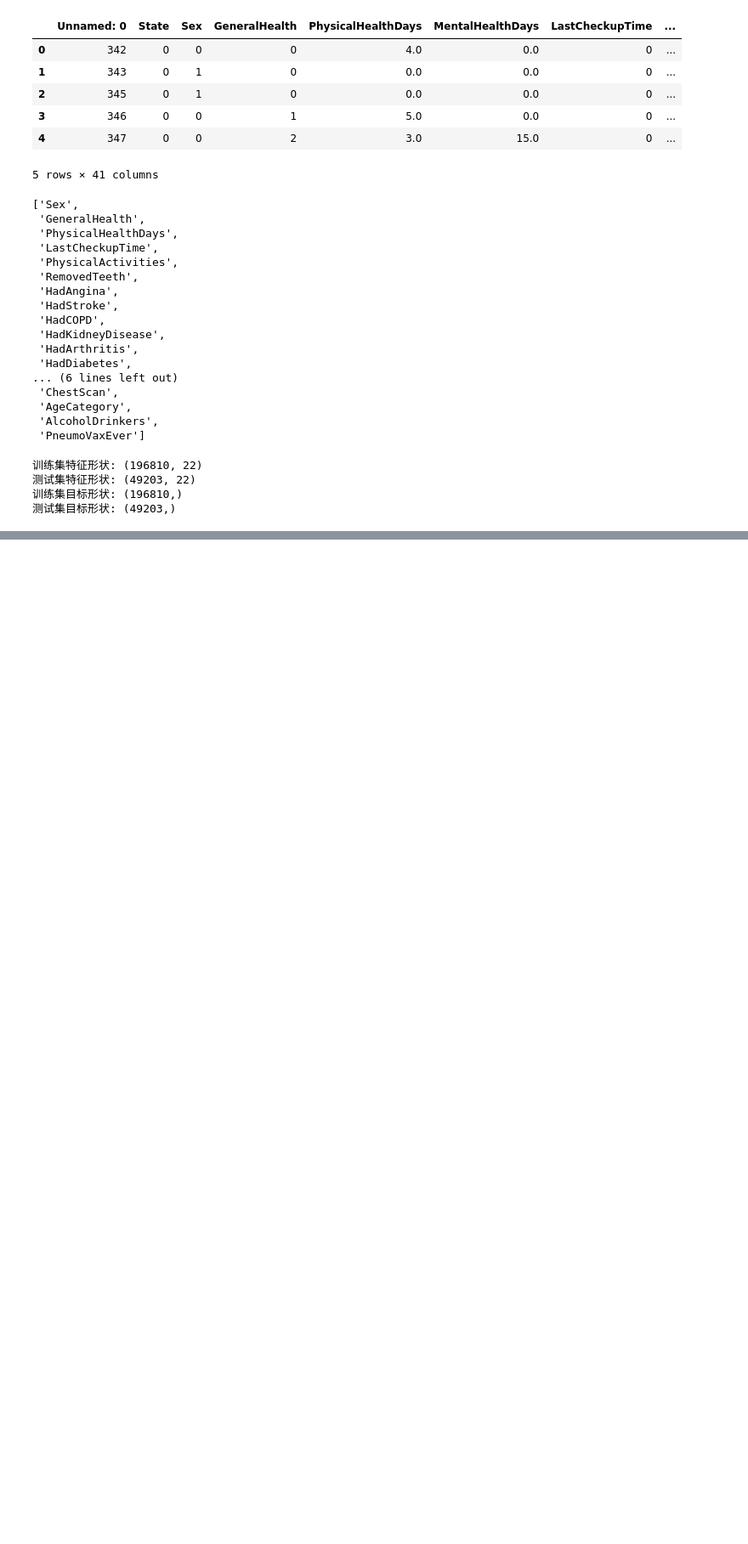
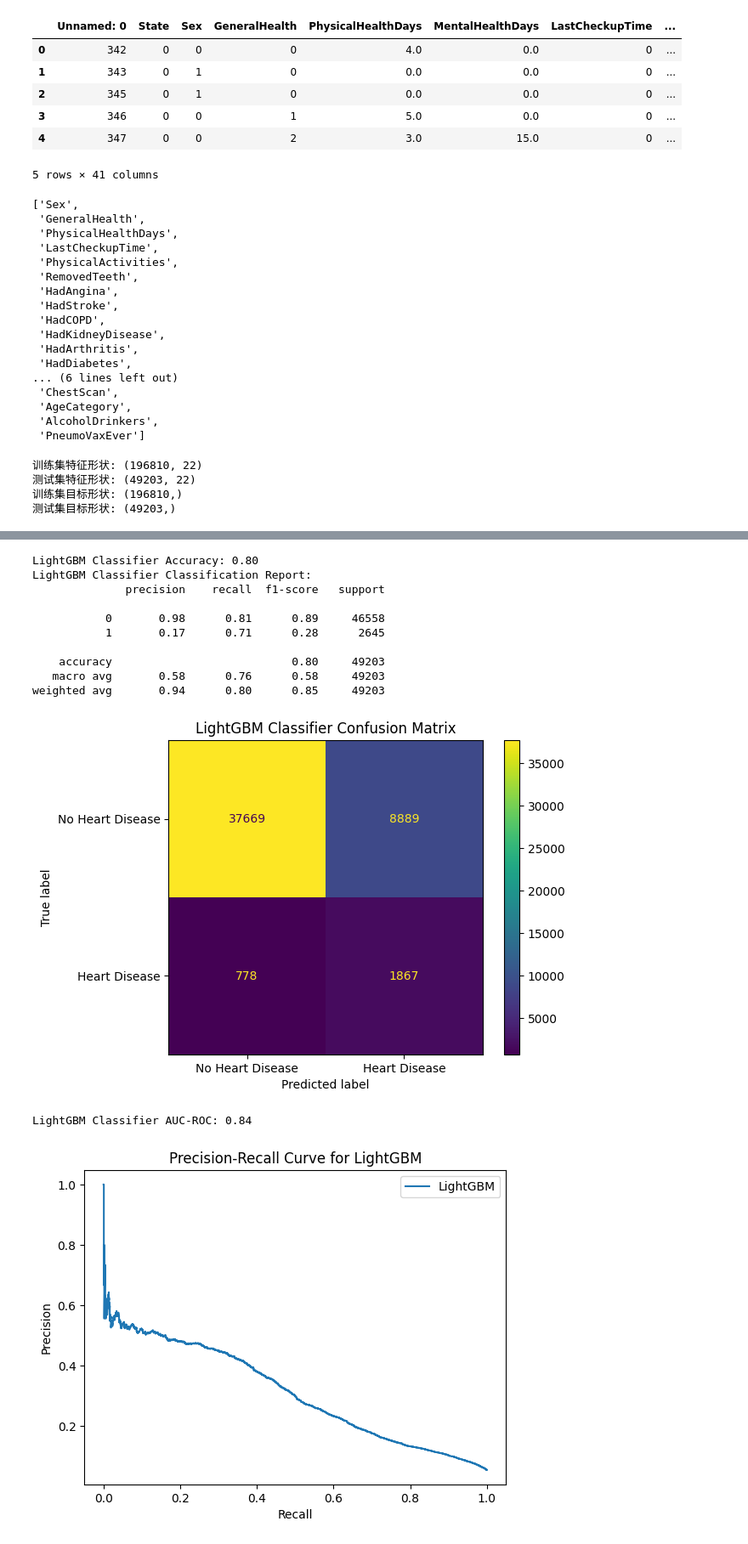
Before and after one commit to LiuRuohui/COMP7103_DataMining, a Jupyter notebook: Model Construction and Evaluation.ipynb, the cells around one changed output, grey strips where cells are left out. Shown at 85% size. Drawn from its saved outputs; the diff is of its cells as text; code cells hidden in the pictures; blank space fills up the shorter version.

```diff
--- a/Model Construction and Evaluation.ipynb
+++ b/Model Construction and Evaluation.ipynb
@@ -196 +234,36 @@ LightGBM Classifier Accuracy: 0.9486413430075402
+# %%
+# LightGBM
+import lightgbm as lgb
+
+lgbm_params = {
+    'subsample': 0.95,
+    'reg_lambda': 0.1,
+    'reg_alpha': 0.5,
+    'n_estimators': 550,
+    'min_data_in_leaf': 50,
+    'max_depth': 15,
+    'learning_rate': 0.05,
+    'feature_fraction': 0.7,
+    'colsample_bytree': 0.9,
+}
+
+lightgbm_model = lgb.LGBMClassifier(**lgbm_params, random_state=42, verbose=-1)
+lightgbm_model.fit(X_train, y_train)
+lightgbm_accuracy = evaluate_model(lightgbm_model, X_test, y_test, 'LightGBM Classifier')
+plot_pr_curve(lightgbm_model, X_test, y_test, "LightGBM")
+#print(f'LightGBM Classifier Accuracy: {lightgbm_accuracy}')
+# %% [output]
+LightGBM Classifier Accuracy: 0.80
+LightGBM Classifier Classification Report:
+              precision    recall  f1-score   support
+
+           0       0.98      0.81      0.89     46558
+           1       0.17      0.71      0.28      2645
+
+    accuracy                           0.80     49203
+   macro avg       0.58      0.76      0.58     49203
+weighted avg       0.94      0.80      0.85     49203
+[figure, added]
+LightGBM Classifier AUC-ROC: 0.84
+[figure, added]
 # %%
```
Also changed, not shown: parts of 7 cells of this notebook.
